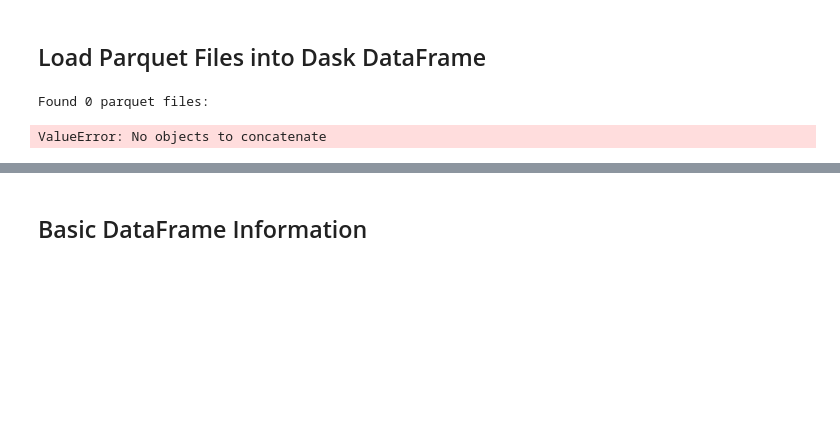
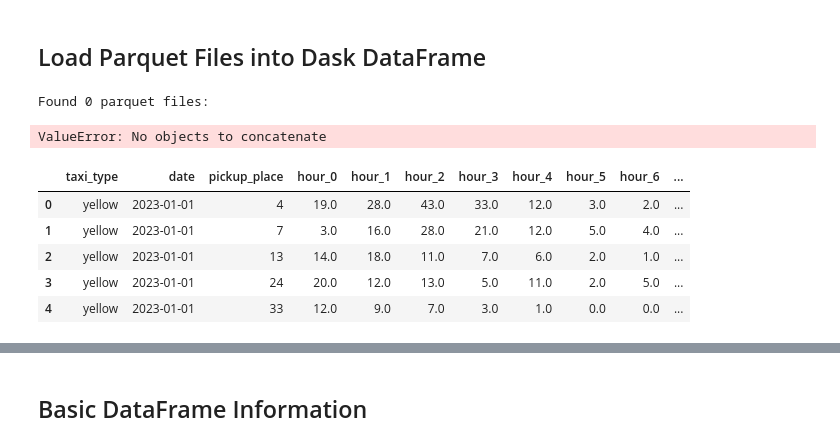
Before and after one commit to TangyKiwi/DSC291-2026, a Jupyter notebook: taxi_analysis/load_taxi_data.ipynb, the cells around one changed output, grey strips where cells are left out. Drawn from its saved outputs; the diff is of its cells as text; code cells hidden in the pictures; blank space fills up the shorter version.

```diff
--- a/taxi_analysis/load_taxi_data.ipynb
+++ b/taxi_analysis/load_taxi_data.ipynb
@@ -59,3 +63,20 @@ taxi_df = dd.read_parquet(
+# %%
+# read output from local file data/local_test_output/taxi_wide_table.parquet
+
+taxi_wide_df = dd.read_parquet(
+    "./pivot_and_bootstrap/data/local_test_output/taxi_wide_table.parquet"
+)
+
+# make dask show all columns
+pd.set_option('display.max_columns', None)
+taxi_wide_df.head()
+# %% [output]
+|  | taxi_type | date | pickup_place | hour_0 | hour_1 | hour_2 | hour_3 | hour_4 | hour_5 | hour_6 | ... |
+| 0 | yellow | 2023-01-01 | 4 | 19.0 | 28.0 | 43.0 | 33.0 | 12.0 | 3.0 | 2.0 | ... |
+| 1 | yellow | 2023-01-01 | 7 | 3.0 | 16.0 | 28.0 | 21.0 | 12.0 | 5.0 | 4.0 | ... |
+| 2 | yellow | 2023-01-01 | 13 | 14.0 | 18.0 | 11.0 | 7.0 | 6.0 | 2.0 | 1.0 | ... |
+| 3 | yellow | 2023-01-01 | 24 | 20.0 | 12.0 | 13.0 | 5.0 | 11.0 | 2.0 | 5.0 | ... |
+| 4 | yellow | 2023-01-01 | 33 | 12.0 | 9.0 | 7.0 | 3.0 | 1.0 | 0.0 | 0.0 | ... |
 # %%
 
 # Compute (approximate) shape of df
```
Also changed, not shown: parts of 3 cells of this notebook, 34 other files.
